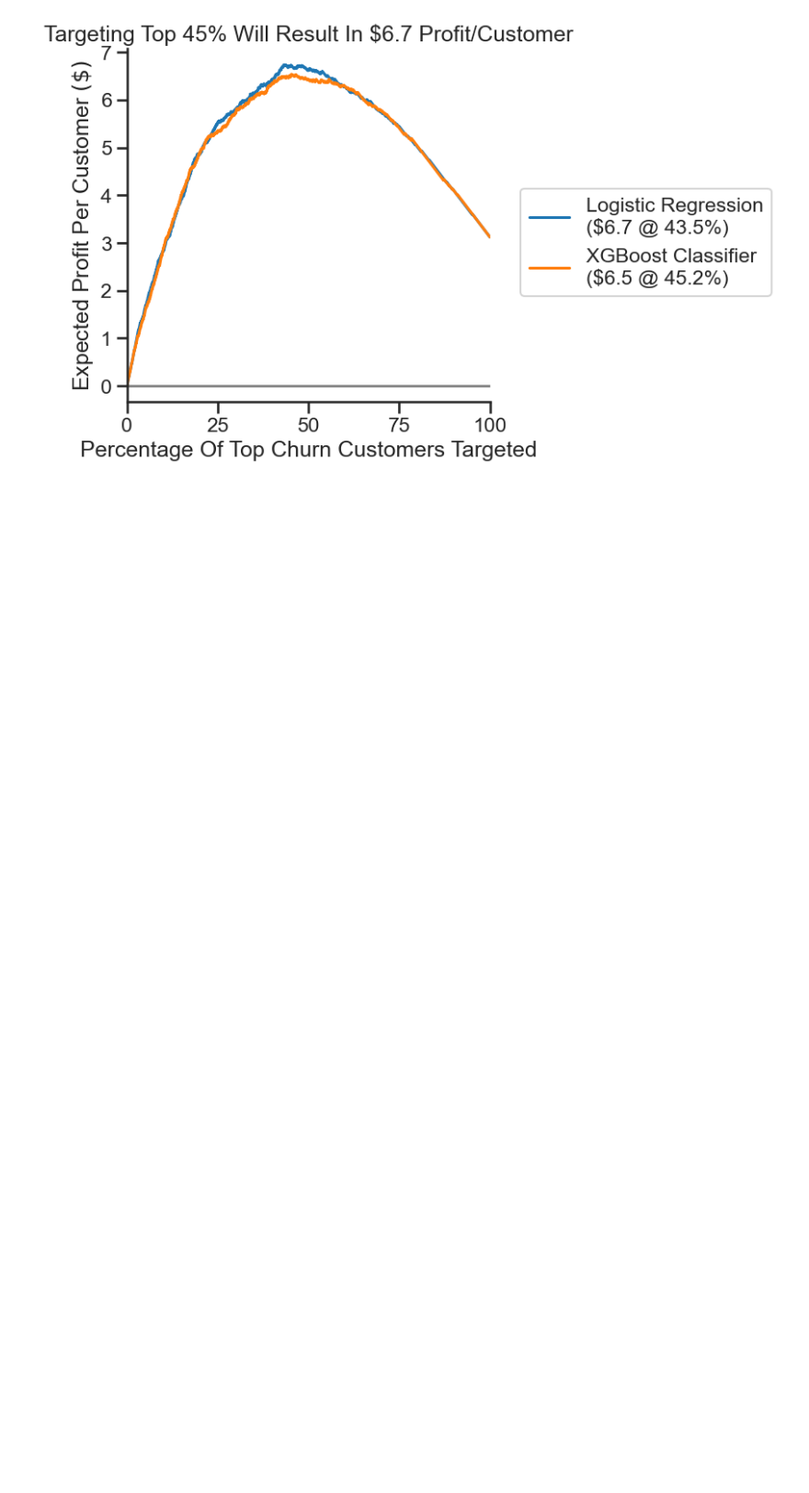
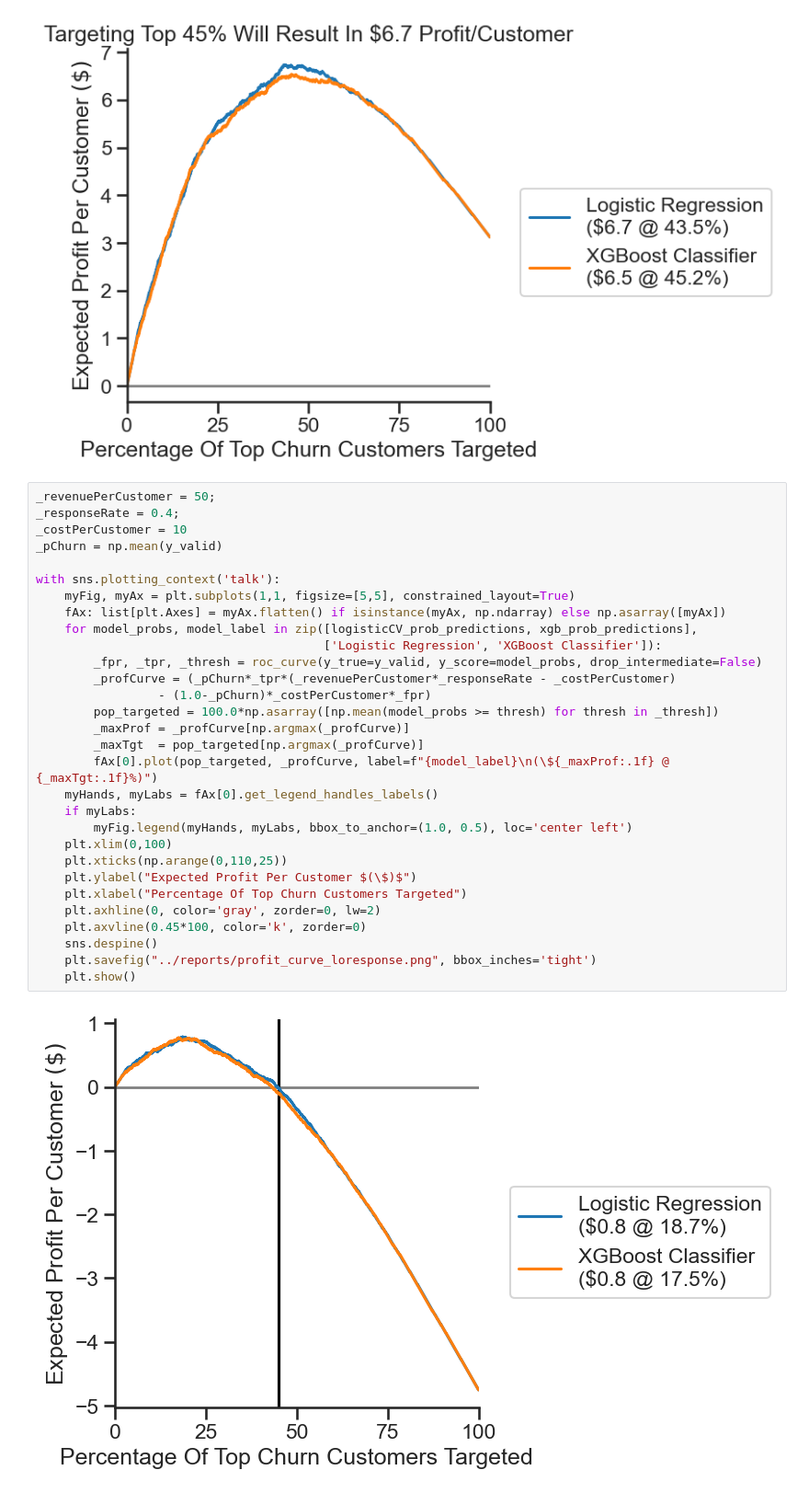
Before and after one commit to FurqanDar/DataScience-MachineLearning-Portfolio, a Jupyter notebook: TelcoCustomerChurn/notebooks/01_churn_prediction.ipynb, the cells around one changed output. Shown at 92% size. Saved outputs shown, nothing was run; the diff lists cells and outputs as text; blank space fills up the shorter version.

```diff
--- a/TelcoCustomerChurn/notebooks/01_churn_prediction.ipynb
+++ b/TelcoCustomerChurn/notebooks/01_churn_prediction.ipynb
@@ -565,3 +565,35 @@ with sns.plotting_context('talk'):
     plt.show()
 # %% [output]
 [figure]
+# %%
+_revenuePerCustomer = 50;
+_responseRate = 0.4;
+_costPerCustomer = 10
+_pChurn = np.mean(y_valid)
+
+with sns.plotting_context('talk'):
+    myFig, myAx = plt.subplots(1,1, figsize=[5,5], constrained_layout=True)
+    fAx: list[plt.Axes] = myAx.flatten() if isinstance(myAx, np.ndarray) else np.asarray([myAx])
+    for model_probs, model_label in zip([logisticCV_prob_predictions, xgb_prob_predictions],
+                                        ['Logistic Regression', 'XGBoost Classifier']):
+        _fpr, _tpr, _thresh = roc_curve(y_true=y_valid, y_score=model_probs, drop_intermediate=False)
+        _profCurve = (_pChurn*_tpr*(_revenuePerCustomer*_responseRate - _costPerCustomer)
+                 - (1.0-_pChurn)*_costPerCustomer*_fpr)
+        pop_targeted = 100.0*np.asarray([np.mean(model_probs >= thresh) for thresh in _thresh])
+        _maxProf = _profCurve[np.argmax(_profCurve)]
+        _maxTgt  = pop_targeted[np.argmax(_profCurve)]
+        fAx[0].plot(pop_targeted, _profCurve, label=f"{model_label}\n(\${_maxProf:.1f} @ {_maxTgt:.1f}%)")
+    myHands, myLabs = fAx[0].get_legend_handles_labels()
+    if myLabs:
+        myFig.legend(myHands, myLabs, bbox_to_anchor=(1.0, 0.5), loc='center left')
+    plt.xlim(0,100)
+    plt.xticks(np.arange(0,110,25))
+    plt.ylabel("Expected Profit Per Customer $(\$)$")
+    plt.xlabel("Percentage Of Top Churn Customers Targeted")
+    plt.axhline(0, color='gray', zorder=0, lw=2)
+    plt.axvline(0.45*100, color='k', zorder=0)
+    sns.despine()
+    plt.savefig("../reports/profit_curve_loresponse.png", bbox_inches='tight')
+    plt.show()
+# %% [output]
+[figure, added]
```
Also changed, not shown: 1 other file.
